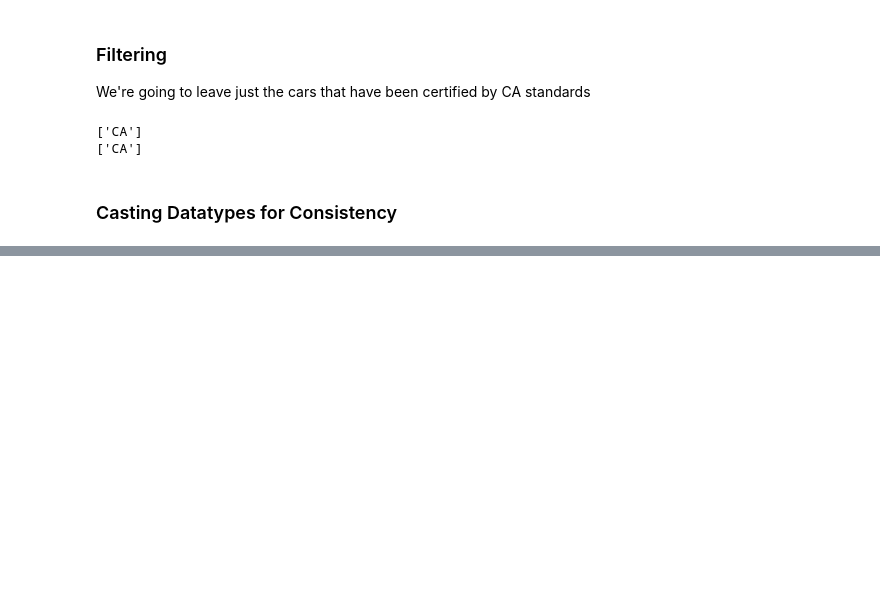
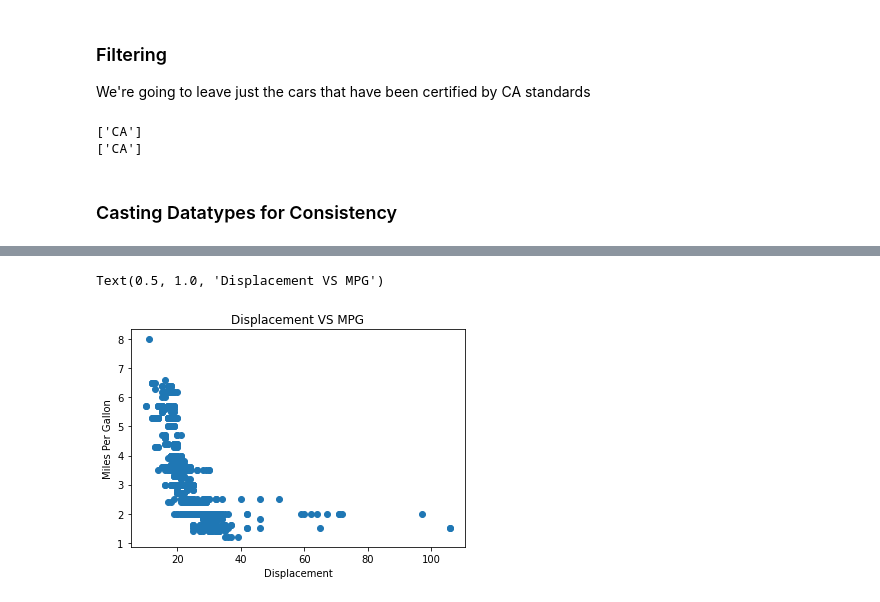
Before and after one commit to DiegoMerino28/Fuel-Economy-Analysis, a Jupyter notebook: fuel_economy.ipynb, the cells around one changed output, grey strips where cells are left out. Saved outputs shown, nothing was run; the diff lists cells and outputs as text; code cells hidden in the pictures; blank space fills up the shorter version.

```diff
--- a/fuel_economy.ipynb
+++ b/fuel_economy.ipynb
@@ -228,0 +271,9 @@ df_2018 = df_2018.astype({'cyl' : 'int64'})
+# %%
+# Correlation between Displacement and combined Miles Per Gallon
+plt.scatter(data= df_2018, y = 'displ', x = 'cmb_mpg')
+plt.xlabel('Displacement')
+plt.ylabel('Miles Per Gallon')
+plt.title('Displacement VS MPG')
+# %% [output]
+Text(0.5, 1.0, 'Displacement VS MPG')
+[figure, added]
```
Also changed, not shown: parts of 19 cells of this notebook.
